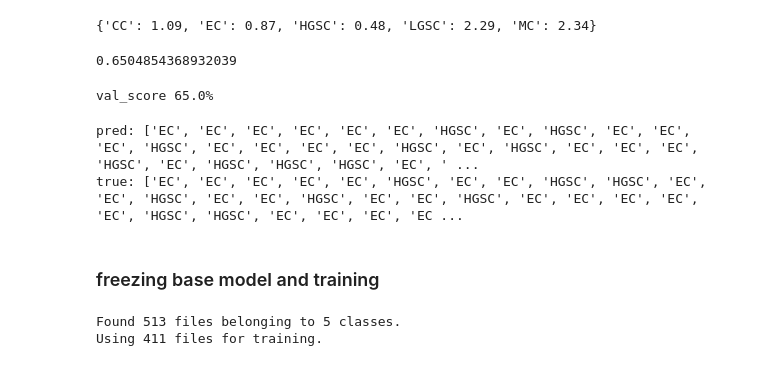
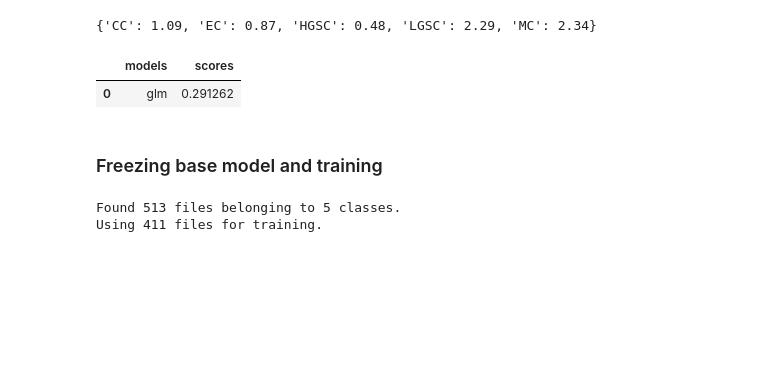
Before and after one commit to ChristopheMpagaDSTI/UBC-tumor-classification, a Jupyter notebook: tumor-classification2.ipynb, the cells around one changed output. Cells and saved outputs as stored; diff of their text form; code cells hidden in the pictures; blank space fills up the shorter version.

```diff
--- a/tumor-classification2.ipynb
+++ b/tumor-classification2.ipynb
@@ -141,6 +141,7 @@ class_weights
 # %%
 # create models dict
 Models = dict()
+Scores = dict()
 # %%
 # fit and score function
 def fit_and_score(model,X_train,y_train,X_test,y_test):
@@ -163,30 +162,23 @@ LogisticRegression
-# %%
-# glm
-#glm = LogisticRegression(max_iter=500,class_weight='balanced')
-Models["glm"] = LogisticRegression(max_iter = 500,class_weight='balanced')
-# fit = glm.fit(X_train,y_train)
+# %%
+# Models dict
+Models["glm"] = LogisticRegression(max_iter = 500)
 # %%
 #fit and score
 for model_keys in Models:
     model = Models[model_keys]
-    score = fit_and_score(model,X_train,y_train,X_test,y_test)
+    Scores[model_keys] = fit_and_score(model,X_train,y_train,X_test,y_test)
-# %%
-score
-# %% [output]
-0.6504854368932039
-# %%
-print(f"val_score {100*round(score,2)}%")
-# %% [output]
-val_score 65.0%
+# %%
+pd.DataFrame(Scores.items(),
+             columns = ["models","scores"])
+# %% [output]
+|  | models | scores |
+| 0 | glm | 0.291262 |
 # %%
 
-print("pred:",[class_names[id] for id in fit.predict(X_test).tolist()])
-print("true:",[class_names[y_test[i].numpy()] for i in range(len(y_test))])
+# print("pred:",fit.predict(X_test).tolist())
+# print("true:",[y_test[i] for i in range(len(y_test))])
-# %% [output]
-pred: ['EC', 'EC', 'EC', 'EC', 'EC', 'EC', 'HGSC', 'EC', 'HGSC', 'EC', 'EC', 'EC', 'HGSC', 'EC', 'EC', 'EC', 'EC', 'HGSC', 'EC', 'HGSC', 'EC', 'EC', 'EC', 'HGSC', 'EC', 'HGSC', 'HGSC', 'HGSC', 'EC', ' ...
-true: ['EC', 'EC', 'EC', 'EC', 'EC', 'HGSC', 'EC', 'EC', 'HGSC', 'HGSC', 'EC', 'EC', 'HGSC', 'EC', 'EC', 'HGSC', 'EC', 'EC', 'HGSC', 'EC', 'EC', 'EC', 'EC', 'EC', 'HGSC', 'HGSC', 'EC', 'EC', 'EC', 'EC ...
 # %% [markdown]
-### freezing base model and training
+### Freezing base model and training
 # %%
 # create data sets
 # train_dir = 'drive/MyDrive/DL_Class/DSTI_DL_project/train_thumbnails/'
```
Also changed, not shown: parts of 4 cells of this notebook.
